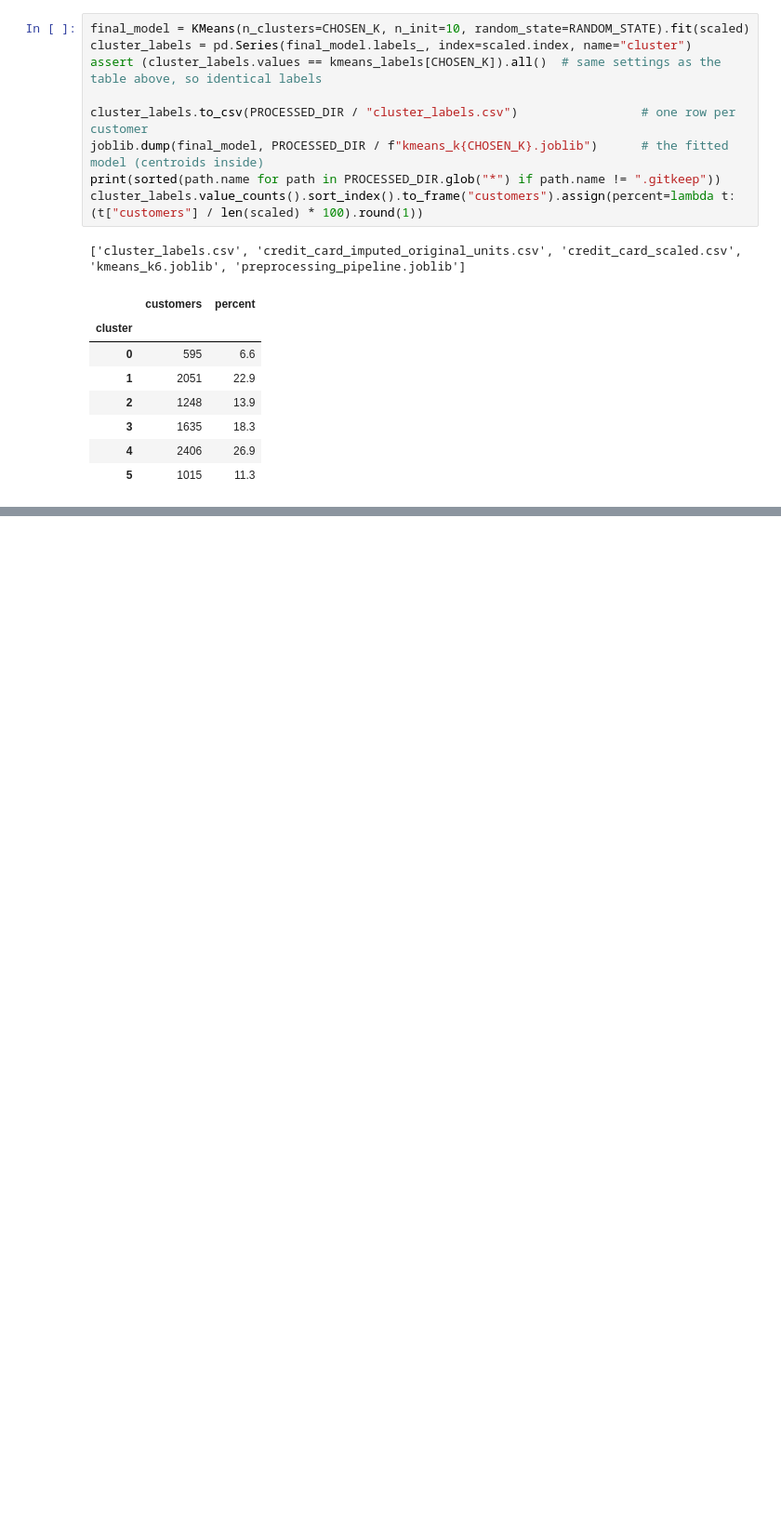
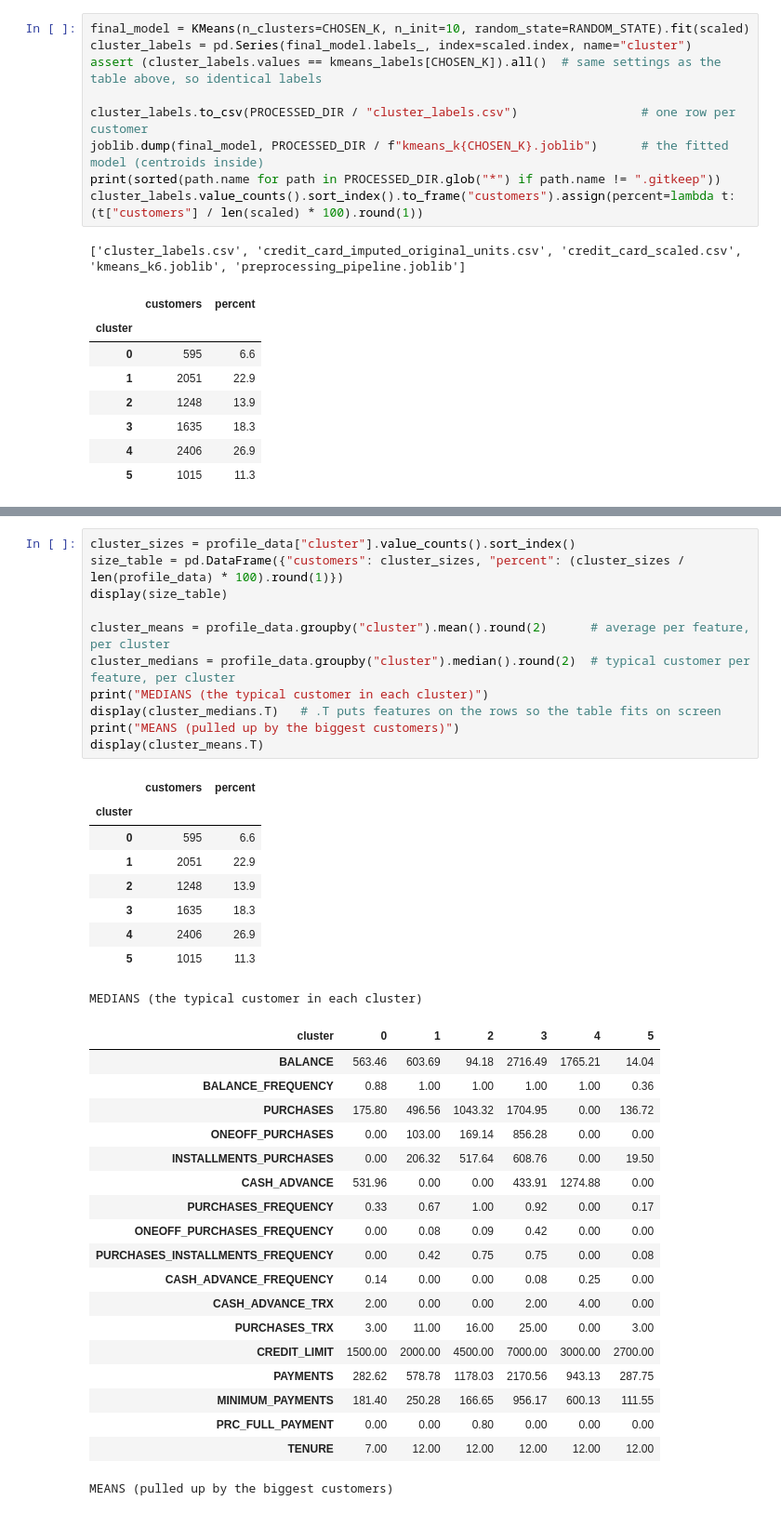
Before and after one commit to iamjomark/credit-card-customer-segmentation, a Jupyter notebook: notebooks/03_clustering.ipynb, the cells around one changed output, grey strips where cells are left out. Shown at 93% size. Saved outputs shown, nothing was run; the diff lists cells and outputs as text; blank space fills up the shorter version.

```diff
--- a/notebooks/03_clustering.ipynb
+++ b/notebooks/03_clustering.ipynb
@@ -347,0 +368,40 @@ cluster_labels.value_counts().sort_index().to_frame("customers").assign(percent=
+# %%
+cluster_sizes = profile_data["cluster"].value_counts().sort_index()
+size_table = pd.DataFrame({"customers": cluster_sizes, "percent": (cluster_sizes / len(profile_data) * 100).round(1)})
+display(size_table)
+
+cluster_means = profile_data.groupby("cluster").mean().round(2)      # average per feature, per cluster
+cluster_medians = profile_data.groupby("cluster").median().round(2)  # typical customer per feature, per cluster
+print("MEDIANS (the typical customer in each cluster)")
+display(cluster_medians.T)   # .T puts features on the rows so the table fits on screen
+print("MEANS (pulled up by the biggest customers)")
+display(cluster_means.T)
+# %% [output]
+|  | customers | percent |
+| cluster |  |  |
+| 0 | 595 | 6.6 |
+| 1 | 2051 | 22.9 |
+| 2 | 1248 | 13.9 |
+| 3 | 1635 | 18.3 |
+| 4 | 2406 | 26.9 |
+| 5 | 1015 | 11.3 |
+MEDIANS (the typical customer in each cluster)
+| cluster | 0 | 1 | 2 | 3 | 4 | 5 |
+| BALANCE | 563.46 | 603.69 | 94.18 | 2716.49 | 1765.21 | 14.04 |
+| BALANCE_FREQUENCY | 0.88 | 1.00 | 1.00 | 1.00 | 1.00 | 0.36 |
+| PURCHASES | 175.80 | 496.56 | 1043.32 | 1704.95 | 0.00 | 136.72 |
+| ONEOFF_PURCHASES | 0.00 | 103.00 | 169.14 | 856.28 | 0.00 | 0.00 |
+| INSTALLMENTS_PURCHASES | 0.00 | 206.32 | 517.64 | 608.76 | 0.00 | 19.50 |
+| CASH_ADVANCE | 531.96 | 0.00 | 0.00 | 433.91 | 1274.88 | 0.00 |
+| PURCHASES_FREQUENCY | 0.33 | 0.67 | 1.00 | 0.92 | 0.00 | 0.17 |
+| ONEOFF_PURCHASES_FREQUENCY | 0.00 | 0.08 | 0.09 | 0.42 | 0.00 | 0.00 |
+| PURCHASES_INSTALLMENTS_FREQUENCY | 0.00 | 0.42 | 0.75 | 0.75 | 0.00 | 0.08 |
+| CASH_ADVANCE_FREQUENCY | 0.14 | 0.00 | 0.00 | 0.08 | 0.25 | 0.00 |
+| CASH_ADVANCE_TRX | 2.00 | 0.00 | 0.00 | 2.00 | 4.00 | 0.00 |
+| PURCHASES_TRX | 3.00 | 11.00 | 16.00 | 25.00 | 0.00 | 3.00 |
+| CREDIT_LIMIT | 1500.00 | 2000.00 | 4500.00 | 7000.00 | 3000.00 | 2700.00 |
+| PAYMENTS | 282.62 | 578.78 | 1178.03 | 2170.56 | 943.13 | 287.75 |
+| MINIMUM_PAYMENTS | 181.40 | 250.28 | 166.65 | 956.17 | 600.13 | 111.55 |
+| PRC_FULL_PAYMENT | 0.00 | 0.00 | 0.80 | 0.00 | 0.00 | 0.00 |
+| TENURE | 7.00 | 12.00 | 12.00 | 12.00 | 12.00 | 12.00 |
+MEANS (pulled up by the biggest customers)
```
Also changed, not shown: parts of 10 cells of this notebook, 6 other files.
